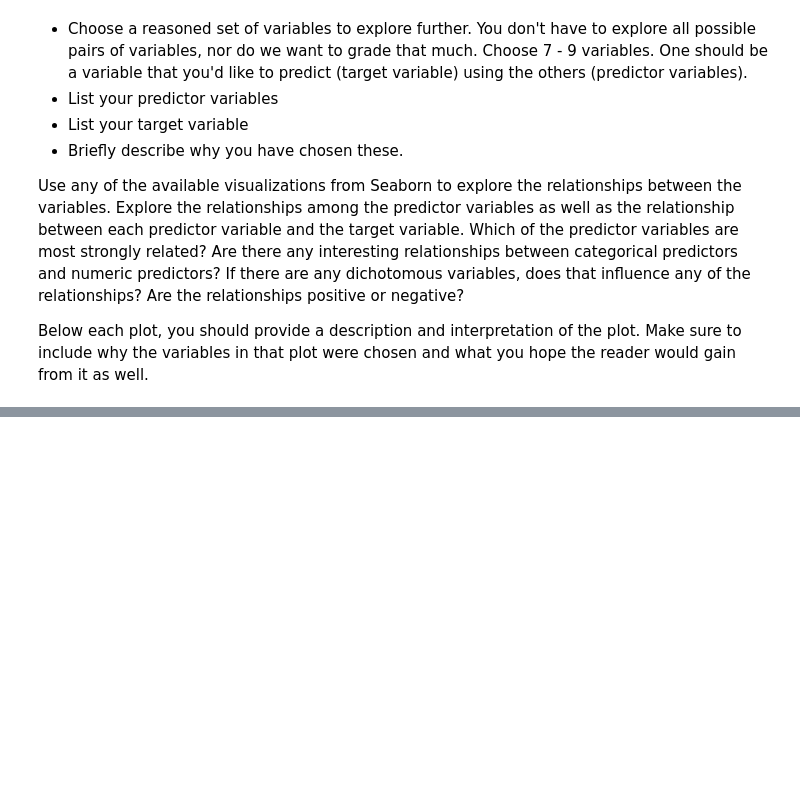
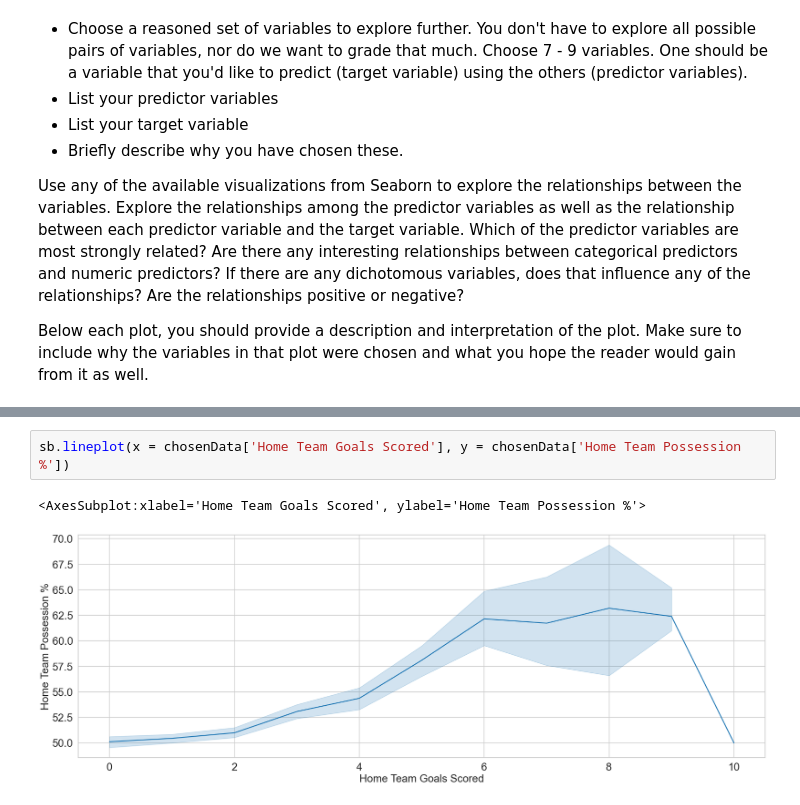
Before and after one commit to fordjackson26/CS5394Project2, a Jupyter notebook: Project02.ipynb, the cells around one changed output, grey strips where cells are left out. Drawn from its saved outputs; the diff is of its cells as text; blank space fills up the shorter version.

```diff
--- a/Project02.ipynb
+++ b/Project02.ipynb
@@ -1416,0 +2156,5 @@ Below each plot, you should provide a description and interpretation of the plot
+# %%
+sb.lineplot(x = chosenData['Home Team Goals Scored'], y = chosenData['Home Team Possession %'])
+# %% [output]
+<AxesSubplot:xlabel='Home Team Goals Scored', ylabel='Home Team Possession %'>
+[figure, added]
```
Also changed, not shown: parts of 87 cells of this notebook, 14 other files.
